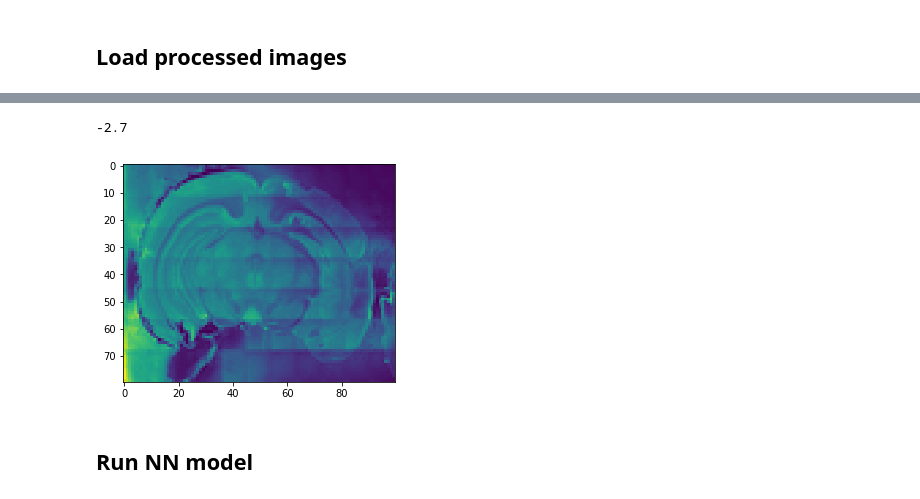
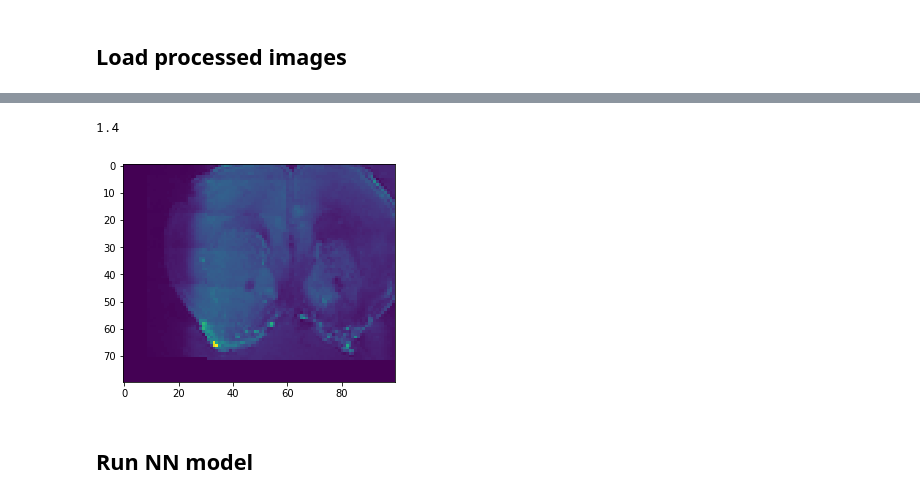
Before and after one commit to lmn93beo/brain-registration, a Jupyter notebook: tflow_example.ipynb, the cells around one changed output, grey strips where cells are left out. Drawn from its saved outputs; the diff is of its cells as text; code cells hidden in the pictures.

Commit message:
Implemented data augmentation during loading

```diff
--- a/tflow_example.ipynb
+++ b/tflow_example.ipynb
@@ -164,10 +164,47 @@ X_train, y_train, X_val, y_val, X_test, y_test = load_dataset_multiple(folder_ls
+# %%
+def augment_Xy(X_train, y_train, naugment=50, crop_extent=10):
+    '''Augment the data and shuffle
+    Inputs:
+    -X_train, y_train, the training data
+    - naugment: how many times to augment (x2 for flipping)
+    - crop_extent: how far a crop can go
+
+    Outputs: X_aug, y_aug: the augmented data'''
+    imlst = []
+
+    # Applying only to training set?
+    for i in range(X_train.shape[0]):
+        image = X_train[i,:,:,0]
+        image = Image.fromarray(image)
+
+        for j in range(naugment):
+            # Pick a random angle
+            angle = np.random.rand() * crop_extent * 2 - crop_extent
+            ver_crop = np.random.rand() * crop_extent * 2 - crop_extent
+            hor_crop = np.random.rand() * crop_extent * 2 - crop_extent
+
+            modified1 = image.rotate(angle).crop((ver_crop, hor_crop, ver_crop+X_train.shape[2], hor_crop+X_train.shape[1]))
+            modified2 = modified1.transpose(Image.FLIP_LEFT_RIGHT)
+
+            modified1 = np.array(modified1)[:,:,np.newaxis] / 256
+            modified2 = np.array(modified2)[:,:,np.newaxis] / 256
+
+            imlst += [modified1, modified2]
+
+    X_train_aug = np.array(imlst)
+    y_train_aug = y_train.repeat(naugment * 2)
+    return shuffle_datasets(X_train_aug, y_train_aug)
+# %%
+X_train_aug, y_train_aug = augment_Xy(X_train, y_train, 50, 10)
+X_val_aug, y_val_aug = augment_Xy(X_val, y_val, 50, 10)
+X_test_aug, y_test_aug = augment_Xy(X_test, y_test, 50, 10)
 # %%
-id = 0
-plt.imshow(X_val[id,:,:,0])
-print(y_val[id])
+id = 5
+plt.imshow(X_val_aug[id,:,:,0])
+print(y_val_aug[id])
 # %% [output]
--2.7
+1.4
-[figure, old version]
+[figure, new version]
 # %% [markdown]
 ## Run NN model
 # %%
```
Also changed, not shown: parts of 20 cells of this notebook.
